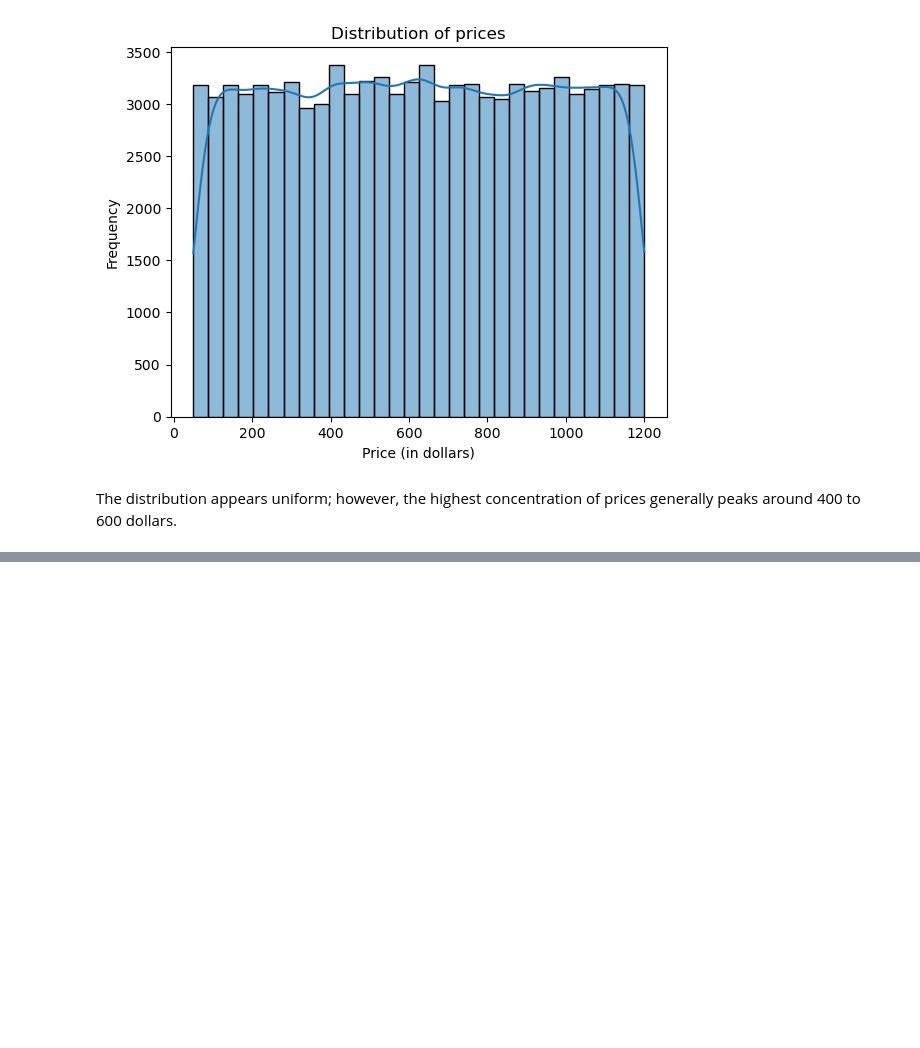
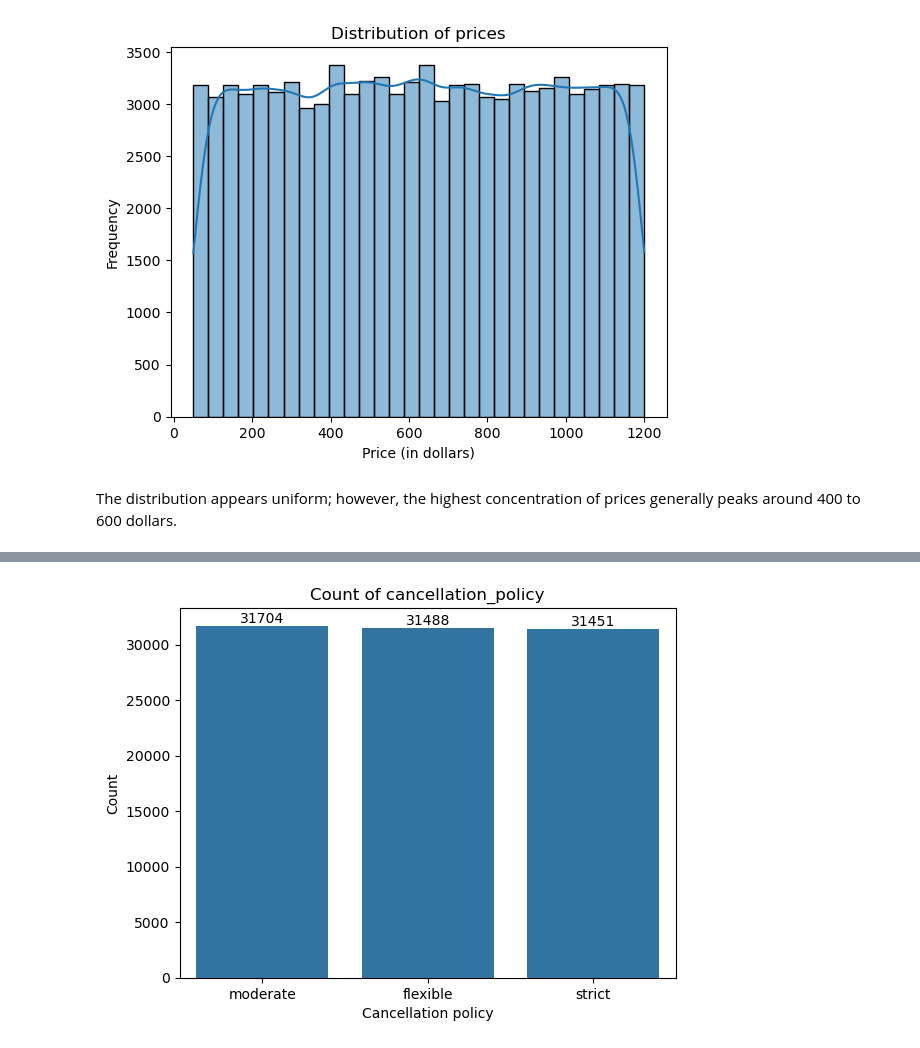
Before and after one commit to martharegina/airbnb_listings, a Jupyter notebook: airbnb_price_analysis.ipynb, the cells around one changed output, grey strips where cells are left out. Saved outputs shown, nothing was run; the diff lists cells and outputs as text; code cells hidden in the pictures; blank space fills up the shorter version.

```diff
--- a/airbnb_price_analysis.ipynb
+++ b/airbnb_price_analysis.ipynb
@@ -250,0 +271,11 @@ The bar plot shows that the majority of Airbnb properties are located in Manhatt
+# %%
+# Plot distribution of cancellation_policy
+ax = sns.countplot(x='cancellation_policy', data=data, order=data['cancellation_policy'].value_counts(ascending=False).index)
+plt.title('Count of cancellation_policy')
+plt.xlabel('Cancellation policy')
+plt.ylabel('Count')
+for label in ax.containers:
+    ax.bar_label(label)
+plt.show()
+# %% [output]
+[figure, added]
```
Also changed, not shown: parts of 10 cells of this notebook.
